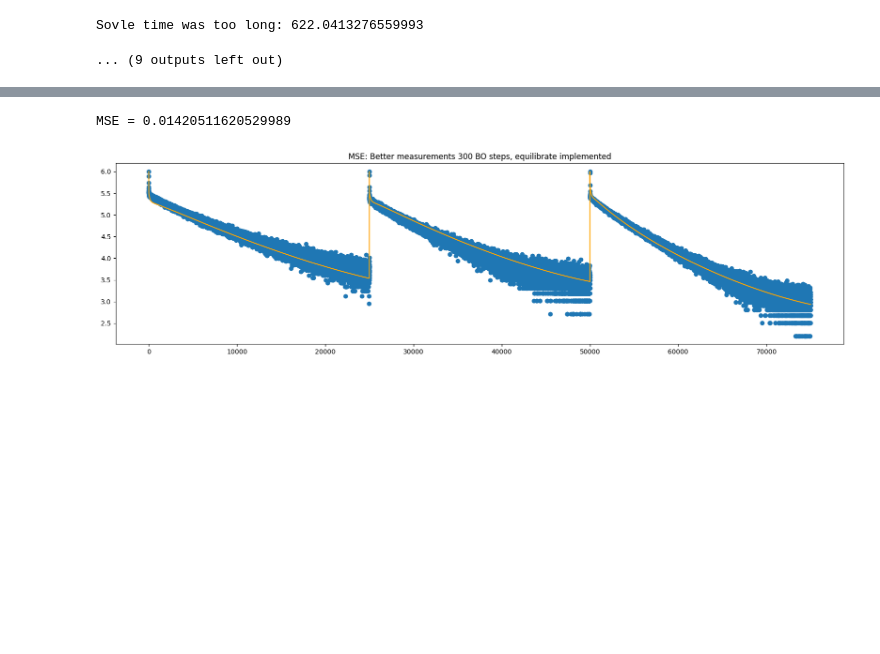
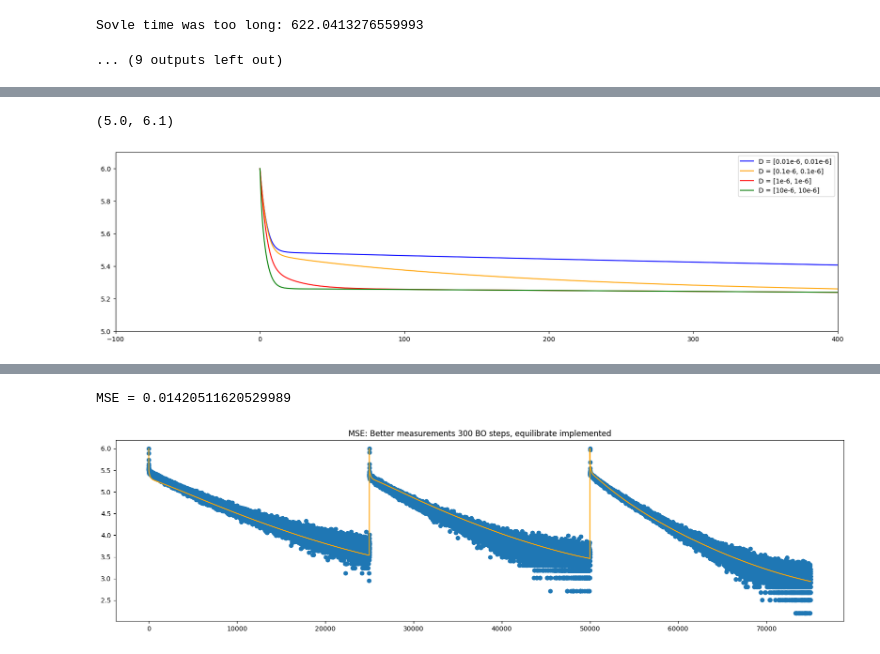
Before and after one commit to MaximSimmonds-HZB/MAPI-FAPI-fitting, a Jupyter notebook: FAPI-Fits-wDiffusion-shortened.ipynb, the cells around one changed output, grey strips where cells are left out. Drawn from its saved outputs; the diff is of its cells as text; code cells hidden in the pictures; blank space fills up the shorter version.

```diff
--- a/FAPI-Fits-wDiffusion-shortened.ipynb
+++ b/FAPI-Fits-wDiffusion-shortened.ipynb
@@ -922,0 +1009,21 @@ with open(r'./FittingResults/250526-Gradient-optimisedBefore_N0GenKrad.pickle',
+# %%
+fig, ax = plt.subplots(1,1, figsize = (20,5))
+
+
+#pl_simu = np.log10(1e6*pl_simu/np.amax(pl_simu))
+pl_simu = RateEqModel.DBTD_multi_trap(mo_new.params, times_data1[0:20000], [1], [0, 1e-3], dimentionless = True, D = [0.01e-6, 0.01e-6])
+pl_simu1 = RateEqModel.DBTD_multi_trap(mo_new.params, times_data1[0:20000], [1], [0, 1e-3], dimentionless = True, D = [0.1e-6, 0.1e-6])
+pl_simu2 = RateEqModel.DBTD_multi_trap(mo_new.params, times_data1[0:20000], [1], [0, 1e-3], dimentionless = True, D = [1e-6, 1e-6])
+pl_simu3 = RateEqModel.DBTD_multi_trap(mo_new.params, times_data1[0:20000], [1], [0, 1e-3], dimentionless = True, D = [10e-6, 10e-6])
+
+plt.plot(np.arange(20000), pl_simu, color = 'blue', label = "D = [0.01e-6, 0.01e-6]")
+plt.plot(np.arange(20000), pl_simu1, color = 'orange', label = "D = [0.1e-6, 0.1e-6]")
+plt.plot(np.arange(20000), pl_simu2, color = 'red', label = "D = [1e-6, 1e-6]")
+plt.plot(np.arange(20000), pl_simu3, color = 'green', label = "D = [10e-6, 10e-6]")
+plt.yscale("linear")
+plt.legend()
+plt.xlim([-100, 400])
+plt.ylim([5, 6.1])
+# %% [output]
+(5.0, 6.1)
+[figure, added]
```
Also changed, not shown: parts of 16 cells of this notebook, 1 other file.
